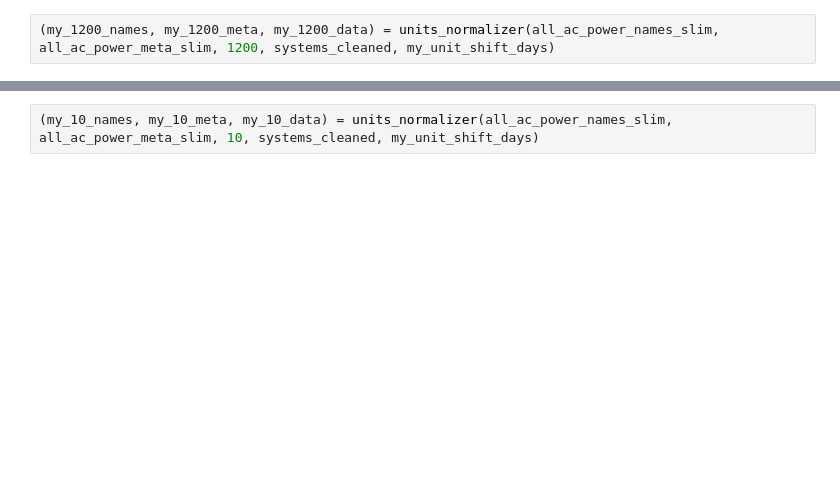
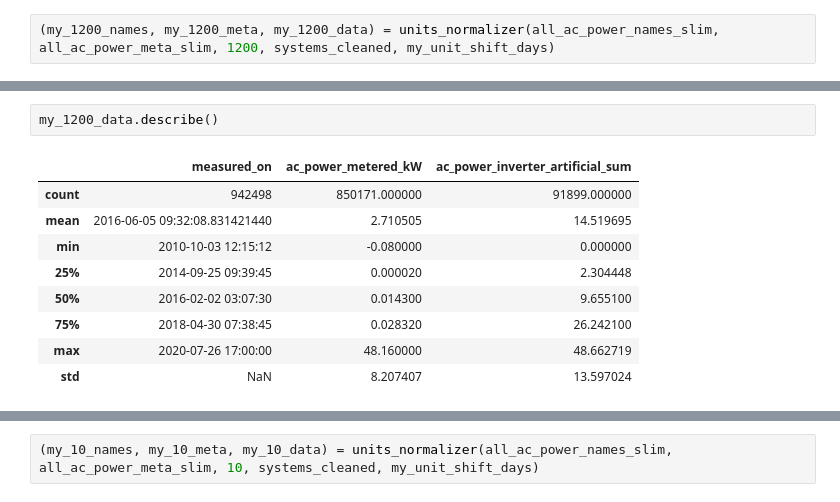
Before and after one commit to Erdos-Projects/predicting-day-ahead-solar-power-production, a Jupyter notebook: src/data/pwr/ac_power_filter_maker_mk_3.ipynb, the cells around one changed output, grey strips where cells are left out. Drawn from its saved outputs; the diff is of its cells as text; blank space fills up the shorter version.

```diff
--- a/src/data/pwr/ac_power_filter_maker_mk_3.ipynb
+++ b/src/data/pwr/ac_power_filter_maker_mk_3.ipynb
@@ -1809,0 +2032,12 @@ def units_normalizer(
+# %%
+my_1200_data.describe()
+# %% [output]
+|  | measured_on | ac_power_metered_kW | ac_power_inverter_artificial_sum |
+| count | 942498 | 850171.000000 | 91899.000000 |
+| mean | 2016-06-05 09:32:08.831421440 | 2.710505 | 14.519695 |
+| min | 2010-10-03 12:15:12 | -0.080000 | 0.000000 |
+| 25% | 2014-09-25 09:39:45 | 0.000020 | 2.304448 |
+| 50% | 2016-02-02 03:07:30 | 0.014300 | 9.655100 |
+| 75% | 2018-04-30 07:38:45 | 0.028320 | 26.242100 |
+| max | 2020-07-26 17:00:00 | 48.160000 | 48.662719 |
+| std | NaN | 8.207407 | 13.597024 |
```
Also changed, not shown: parts of 20 cells of this notebook, 1 other file.
